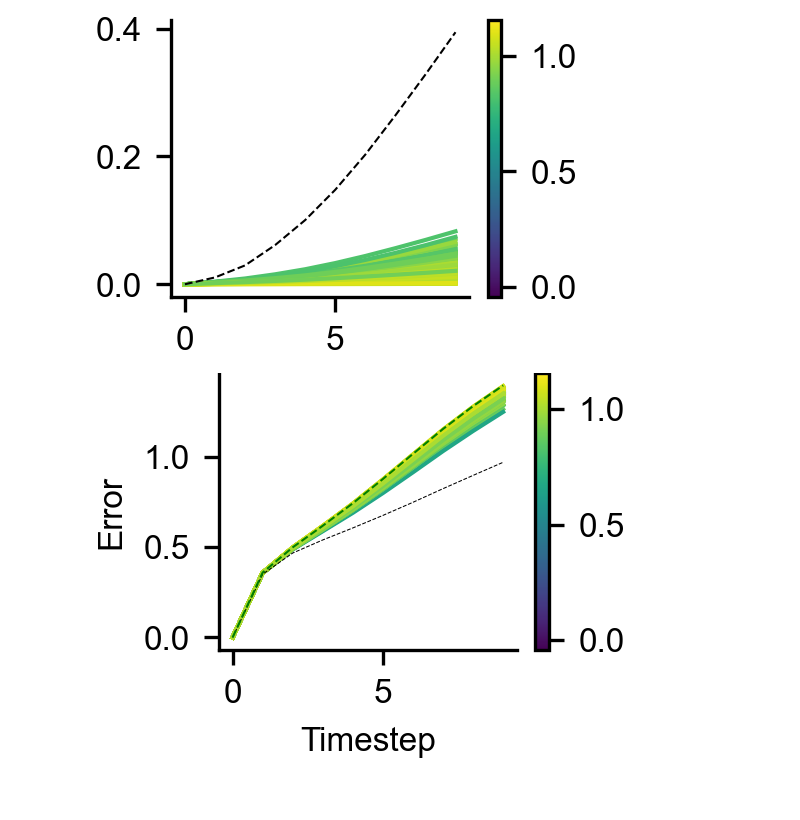
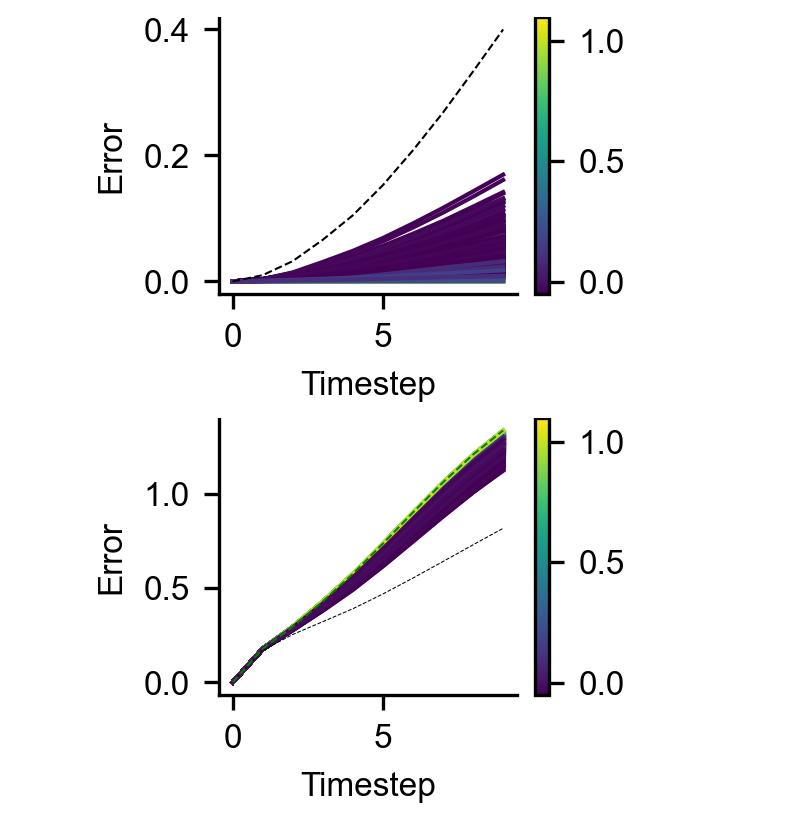
Before and after one commit to bioAI-Oslo/GridsWithoutPI, a Jupyter notebook: prune_rnn.ipynb, the cells around one changed output. Saved outputs shown, nothing was run; the diff lists cells and outputs as text; code cells hidden in the pictures; blank space fills up the shorter version.

```diff
--- a/prune_rnn.ipynb
+++ b/prune_rnn.ipynb
@@ -39,5 +39,5 @@ Text(0.5, 0, 'Grid Score')
 # %%
-cutoff = 0.2
+cutoff = 0.0
 
 low_gs_mask  = grid_scores < cutoff
 high_gs_mask = grid_scores > cutoff
@@ -50,13 +50,12 @@ multiimshow(ratemaps[high_gs_mask], figsize = (4,4));
 # %%
-ind = 4
-ind = np.argmax(low_gs_mask)
+ind = 0
+ind = np.argmin(low_gs_mask)
 
 plt.imshow(ratemaps[ind])
 plt.show()
 plt.hist(model.gg.weight[ind].detach().numpy(), bins =32)
 inds = np.argsort(model.gg.weight[ind].detach().numpy())
 
-
 fig, ax = plt.subplots(16,16, figsize = (10,10))
 for i, num in enumerate(inds):
     ax.ravel()[i].imshow(ratemaps[num])
@@ -72,7 +71,7 @@ grid_score_mappable = cm.ScalarMappable(norm, cmap)
 
 def get_color(values):
     cmap = cm.viridis
-    val = norm(np.mean(values))
+    val = norm(np.amin(values))
     color = cmap(val)
     return color
 # %%
@@ -82,7 +81,7 @@ all_inds = np.arange(model.ng) # all_inds :)
 # %%
 # prune only high GS units
 plt.figure(figsize = (3, 1.6))
-for i in range(10):
+for i in range(1000):
     prune_mask = np.ones(model.ng).astype("float32") # prune none
     prune_inds = np.random.choice(high_gc_inds, size = low_gs_mask.sum(), replace = False)
     # Select randomly among high-GS units, number equal to non-grid units
@@ -90,7 +89,7 @@ for i in range(10):
     # prune velocity input to selected cells
     g_prune_v = model.prune_forward(inputs, v_mask = torch.tensor(prune_mask))
     error = torch.mean(torch.sum((torch.tensor(label_g) - g_prune_v)**2, axis = -1), axis = 0)
-    color = get_color(grid_scores[prune_inds], grid_scores)
+    color = get_color(grid_scores[prune_inds])
     plt.plot(error.detach().numpy(), color = color, linewidth = 0.5, alpha = 0.5)
 
 # prune low GS units
@@ -106,26 +105,26 @@ plt.show()
 # %%
 # Prune random selection (including low GS units)
-for i in range(100):
+for i in range(1000):
     # select randomly from all units
     prune_mask = np.ones(model.ng).astype("float32")
     prune_inds = np.random.choice(all_inds, size = low_gs_mask.sum(), replace = False)
     prune_mask[prune_inds] = 0
     g_prune_v = model.prune_forward(inputs, v_mask = torch.tensor(prune_mask))
     error = torch.mean(torch.sum((torch.tensor(label_g) - g_prune_v)**2, axis = -1), axis = 0)
     # plot color as function of grid score in selection
-    color = get_color(grid_scores[prune_inds], grid_scores)
+    color = get_color(grid_scores[prune_inds])
     plt.plot(error.detach().numpy(), color = color)
 
 plt.plot(low_gs_error.detach().numpy(), "--k", linewidth = 0.5)
 plt.colorbar(grid_score_mappable)
 plt.xlabel("Timestep")
 plt.ylabel("Error")
 plt.show()
 # %% [output]
-[figure, old version]
+[figure, new version]
 # %%
 # add baselines; one for no pruning relative to t = 0, one relative to standing still
-for i in range(100):
+for i in range(1000):
     # select from all units
     prune_mask = np.ones(model.ng).astype("float32")
     inds = np.random.choice(np.arange(model.ng), size = low_gs_mask.sum(), replace = False)
@@ -133,7 +132,7 @@ for i in range(100):
     g_prune_v = model.prune_forward(inputs, v_mask = torch.tensor(prune_mask))
     error = torch.mean(torch.sum((torch.tensor(label_g[:,0,None]) - g_prune_v)**2, axis = -1), axis = 0)
 
-    color = get_color(grid_scores[inds], grid_scores)
+    color = get_color(grid_scores[inds])
     plt.plot(error.detach().numpy(), color  = color)
 
 init_state_error = torch.mean(torch.sum((torch.tensor(label_g[:,0,None]) - low_gs_prune_v)**2, axis = -1), axis = 0)
@@ -145,5 +144,5 @@ plt.xlabel("Timestep")
 plt.ylabel("Error")
 plt.show()
 # %% [output]
-[figure, old version]
+[figure, new version]
 # %%
```
Also changed, not shown: parts of 8 cells of this notebook, 3 other files.
